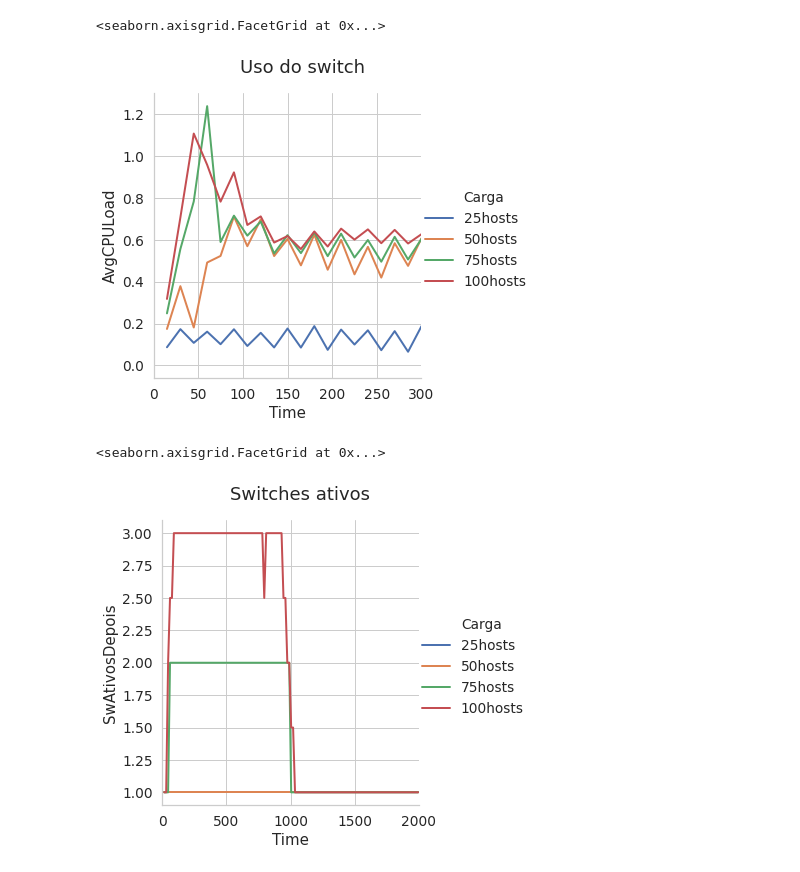
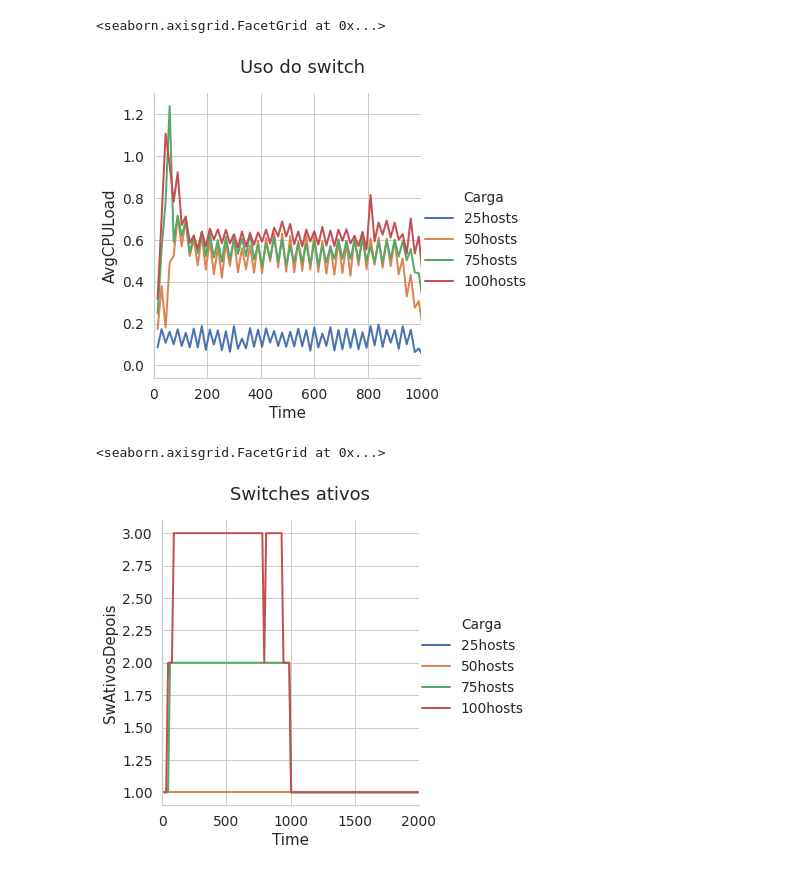
Before and after one commit to pedrobellotti/iperftestes, a Jupyter notebook: Simulacao/NovoArtigo/analise.ipynb, the cells around one changed output. Drawn from its saved outputs; the diff is of its cells as text; code cells hidden in the pictures.

```diff
--- a/Simulacao/NovoArtigo/analise.ipynb
+++ b/Simulacao/NovoArtigo/analise.ipynb
@@ -33,7 +34,7 @@ t_sim = 2000
 def mymode (series):
     return stats.mode (series)[0]
 
-agg_map = {'SwAtivosDepois' : np.mean, 'SwAtivosDepois' : np.mean, 'AvgCPULoad' : np.mean}
+agg_map = {'SwAtivosAntes' : mymode, 'SwAtivosDepois' : mymode, 'AvgCPULoad' : np.mean}
 
 def read_dataframe ():
     df_slc = []
@@ -131,12 +132,12 @@ plt.show ()
 # %%
 snsplt = sns.relplot(x="Time", y="AvgCPULoad",
             hue="Carga",
             kind="line", legend="full", data=df_plot, ci=None)
 snsplt.fig.suptitle('Uso do switch', y=1.05)
-snsplt.set(xlim=(0,300))
+snsplt.set(xlim=(0,1000))
 # %% [output]
 <seaborn.axisgrid.FacetGrid at 0x...>
-[figure, old version]
+[figure, new version]
 # %%
 snsplt = sns.relplot(x="Time", y="SwAtivosDepois",
             hue="Carga",
@@ -145,4 +146,4 @@ snsplt.fig.suptitle('Switches ativos', y=1.05)
 snsplt.set(xlim=(0,2000))
 # %% [output]
 <seaborn.axisgrid.FacetGrid at 0x...>
-[figure, old version]
+[figure, new version]
```
Also changed, not shown: parts of 11 cells of this notebook.
